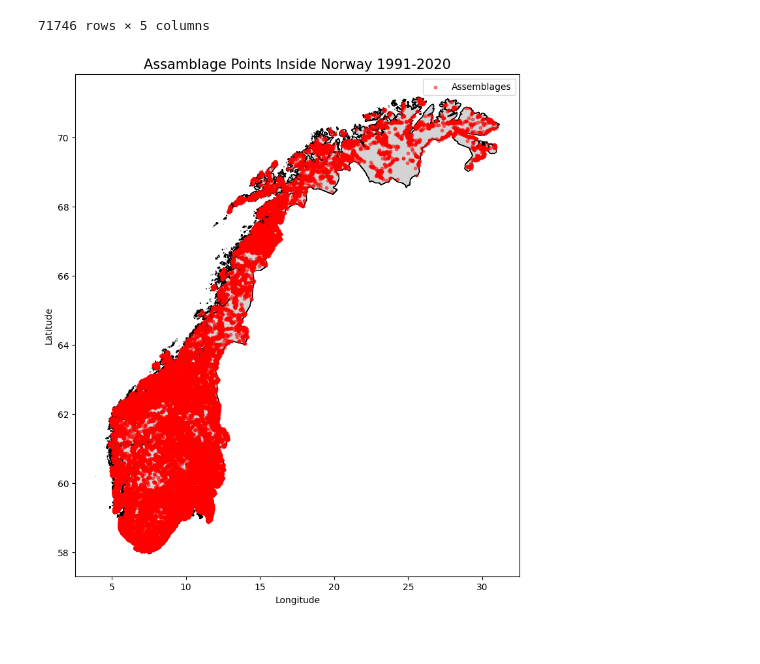
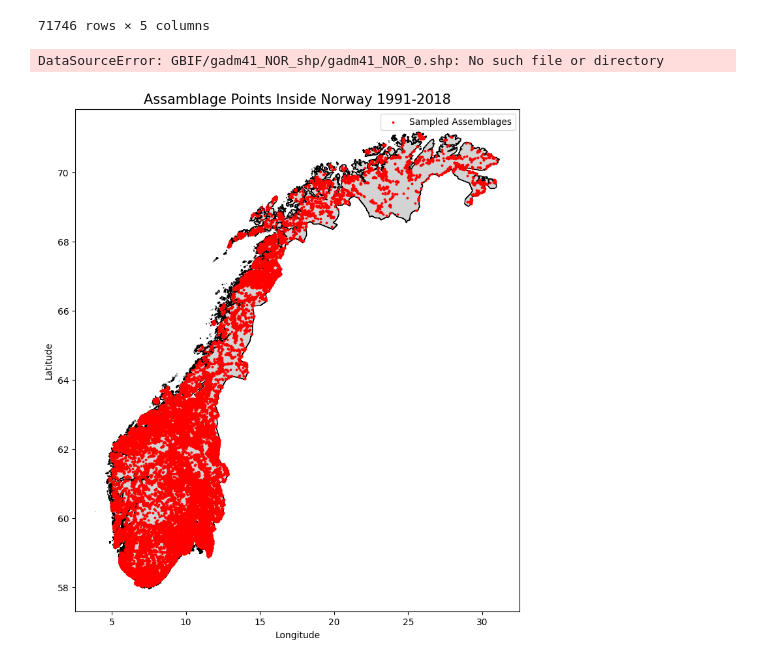
Before and after one commit to rauletepawa/Species_Distribution_Modeling, a Jupyter notebook: code/Splitting_Norway_in_grids.ipynb, the cells around one changed output. Saved outputs shown, nothing was run; the diff lists cells and outputs as text; code cells hidden in the pictures.

```diff
--- a/code/Splitting_Norway_in_grids.ipynb
+++ b/code/Splitting_Norway_in_grids.ipynb
@@ -133,34 +133,40 @@ result
 import geopandas as gpd
 import pandas as pd
 import matplotlib.pyplot as plt
-result = pd.read_csv("GBIF/csv/assemblages_aggregated_by_grid_with_centroids.csv")
-
-# Load the shapefile of Norway's boundaries (assuming you have this shapefile)
-norway = gpd.read_file("GBIF/gadm41_NOR_shp/gadm41_NOR_0.shp").to_crs(epsg=4326)  # Make sure it's in EPSG:4326 for plotting
-
-# Step 2: Plot the map
-fig, ax = plt.subplots(figsize=(10, 10))
-
-# Plot the Norway boundary
-norway.plot(ax=ax, color="lightgray", edgecolor="black")
-
-# Assuming 'result' DataFrame has columns 'longitude' and 'latitude' (from the grid centroids)
-result_geo_df = gpd.GeoDataFrame(
-    result,
-    geometry=gpd.points_from_xy(result.longitude, result.latitude),
-    crs="EPSG:4326"  # Ensure the correct CRS
-)
-
-# Plot the filtered points inside Norway
-result_geo_df.plot(ax=ax, markersize=10, color='red', alpha=0.5, label="Assemblages")
-
-# Customize plot
-ax.set_title("Assamblage Points Inside Norway 1991-2020", fontsize=15)
-ax.set_xlabel("Longitude")
-ax.set_ylabel("Latitude")
-ax.legend()
-
-# Show the plot
-plt.show()
+import pickle
+# result = pd.read_csv("GBIF/csv/assemblages_aggregated_by_grid_with_centroids.csv")
+with open(r"../data/Full_Scale/10_filtered_vectorized_gbif_assemblages_climatic_1991-2018_32.pkl",'rb') as file:
+    result = pickle.load(file)
 # %% [output]
-[figure, removed]
+DataSourceError: GBIF/gadm41_NOR_shp/gadm41_NOR_0.shp: No such file or directory
+# %%
+# Load the shapefile of Norway's boundaries (assuming you have this shapefile)
+norway = gpd.read_file(r"../data/gadm41_NOR_shp/gadm41_NOR_0.shp").to_crs(epsg=4326)  # Make sure it's in EPSG:4326 for plotting
+
+# Step 2: Plot the map
+fig, ax = plt.subplots(figsize=(10, 10))
+
+# Plot the Norway boundary
+norway.plot(ax=ax, color="lightgray", edgecolor="black")
+
+# Assuming 'result' DataFrame has columns 'longitude' and 'latitude' (from the grid centroids)
+result_geo_df = gpd.GeoDataFrame(
+    result,
+    geometry=gpd.points_from_xy(result.longitude, result.latitude),
+    crs="EPSG:4326"  # Ensure the correct CRS
+)
+
+# Plot the filtered points inside Norway
+result_geo_df.plot(ax=ax, markersize=3, color='red', alpha=1, label="Sampled Assemblages")
+
+# Customize plot
+ax.set_title("Assamblage Points Inside Norway 1991-2018", fontsize=15)
+ax.set_xlabel("Longitude")
+ax.set_ylabel("Latitude")
+ax.legend()
+plt.savefig('../Images/gbif_assemblages_distribution.png')
+
+# Show the plot
+plt.show()
+# %% [output]
+[figure, added]
```
Also changed, not shown: 21 other files.
